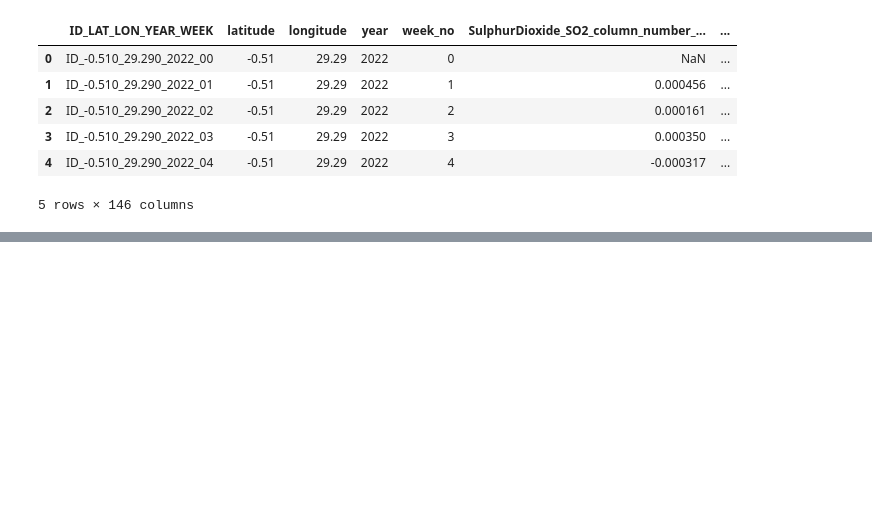
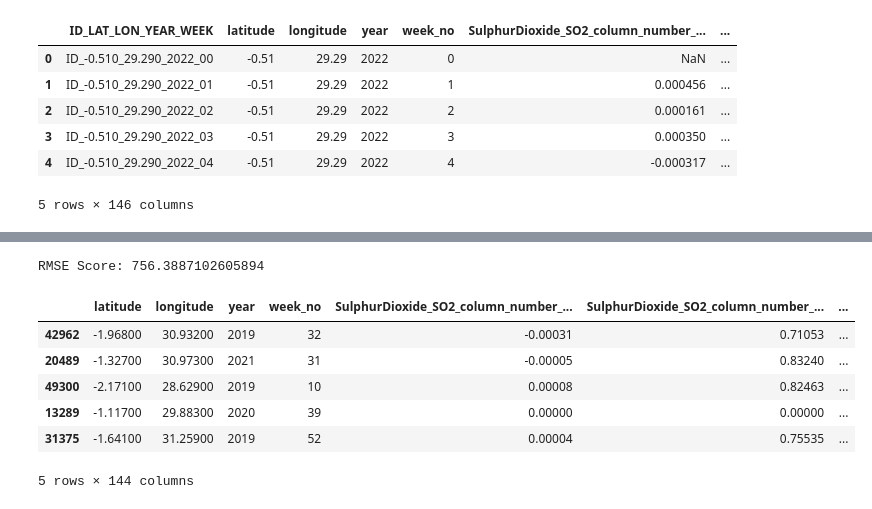
Before and after one commit to candybains/Candy, a Jupyter notebook: Carbon_Emission.ipynb, the cells around one changed output, grey strips where cells are left out. Cells and saved outputs as stored; diff of their text form; code cells hidden in the pictures; blank space fills up the shorter version.

```diff
--- a/Carbon_Emission.ipynb
+++ b/Carbon_Emission.ipynb
@@ -8,6 +8,8 @@ import os
 from sklearn.ensemble import RandomForestRegressor
 from sklearn.model_selection import train_test_split
 from sklearn.metrics import mean_squared_error
+pd.options.display.float_format = '{:.5f}'.format
+pd.options.display.max_rows = None
 from matplotlib import pyplot as plt
 import seaborn as sns
 SEED = 2023
@@ -110,0 +117,14 @@ clf.fit(X_train, y_train)
+# %%
+print(f'RMSE Score: {mean_squared_error(y_test, y_pred)}')
+# %% [output]
+RMSE Score: 756.3887102605894
+# %%
+X_test.head()
+# %% [output]
+|  | latitude | longitude | year | week_no | SulphurDioxide_SO2_column_number_... | SulphurDioxide_SO2_column_number_... | ... |
+| 42962 | -1.96800 | 30.93200 | 2019 | 32 | -0.00031 | 0.71053 | ... |
+| 20489 | -1.32700 | 30.97300 | 2021 | 31 | -0.00005 | 0.83240 | ... |
+| 49300 | -2.17100 | 28.62900 | 2019 | 10 | 0.00008 | 0.82463 | ... |
+| 13289 | -1.11700 | 29.88300 | 2020 | 39 | 0.00000 | 0.00000 | ... |
+| 31375 | -1.64100 | 31.25900 | 2019 | 52 | 0.00004 | 0.75535 | ... |
+5 rows × 144 columns
```
Also changed, not shown: parts of 7 cells of this notebook.
